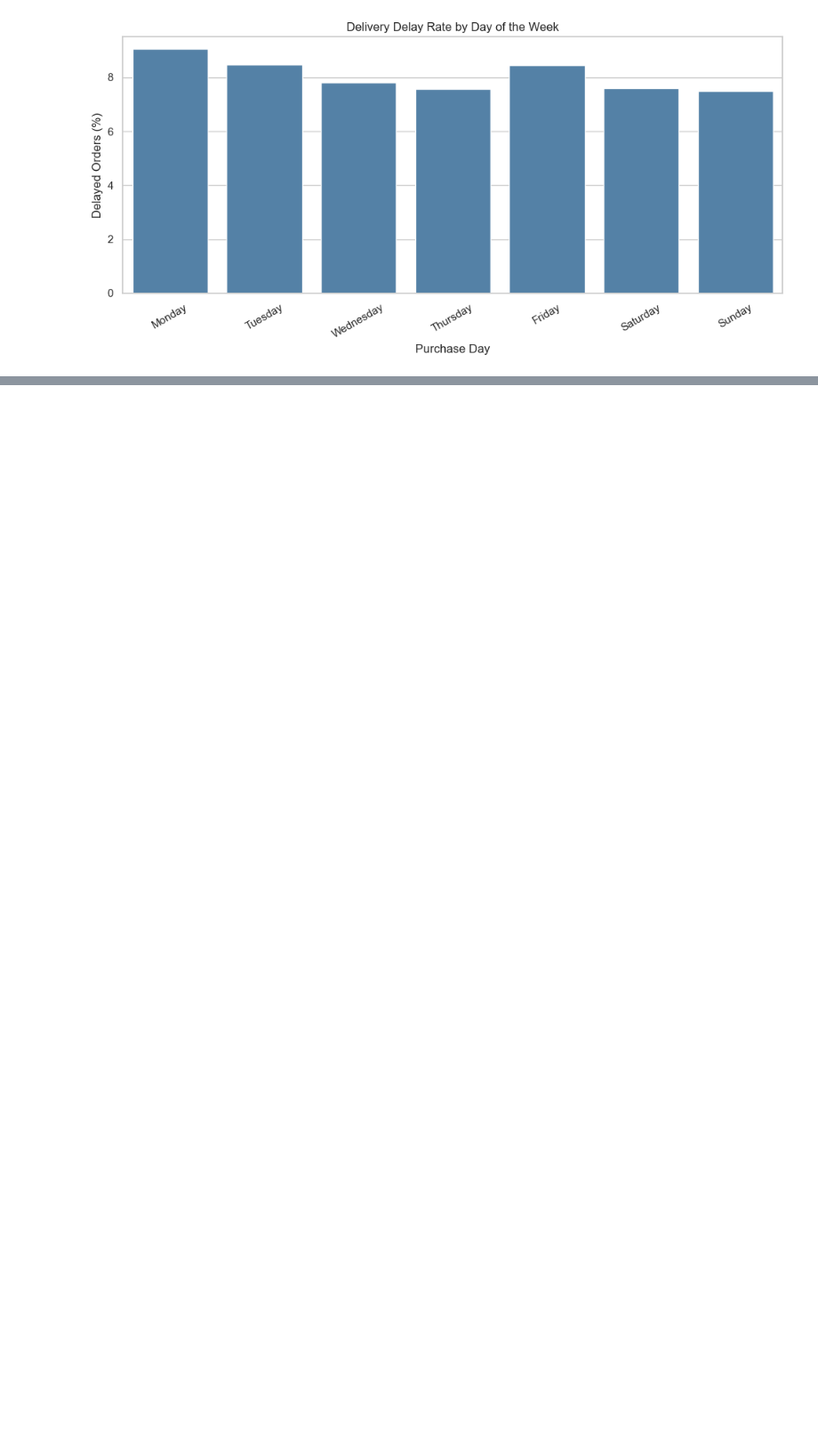
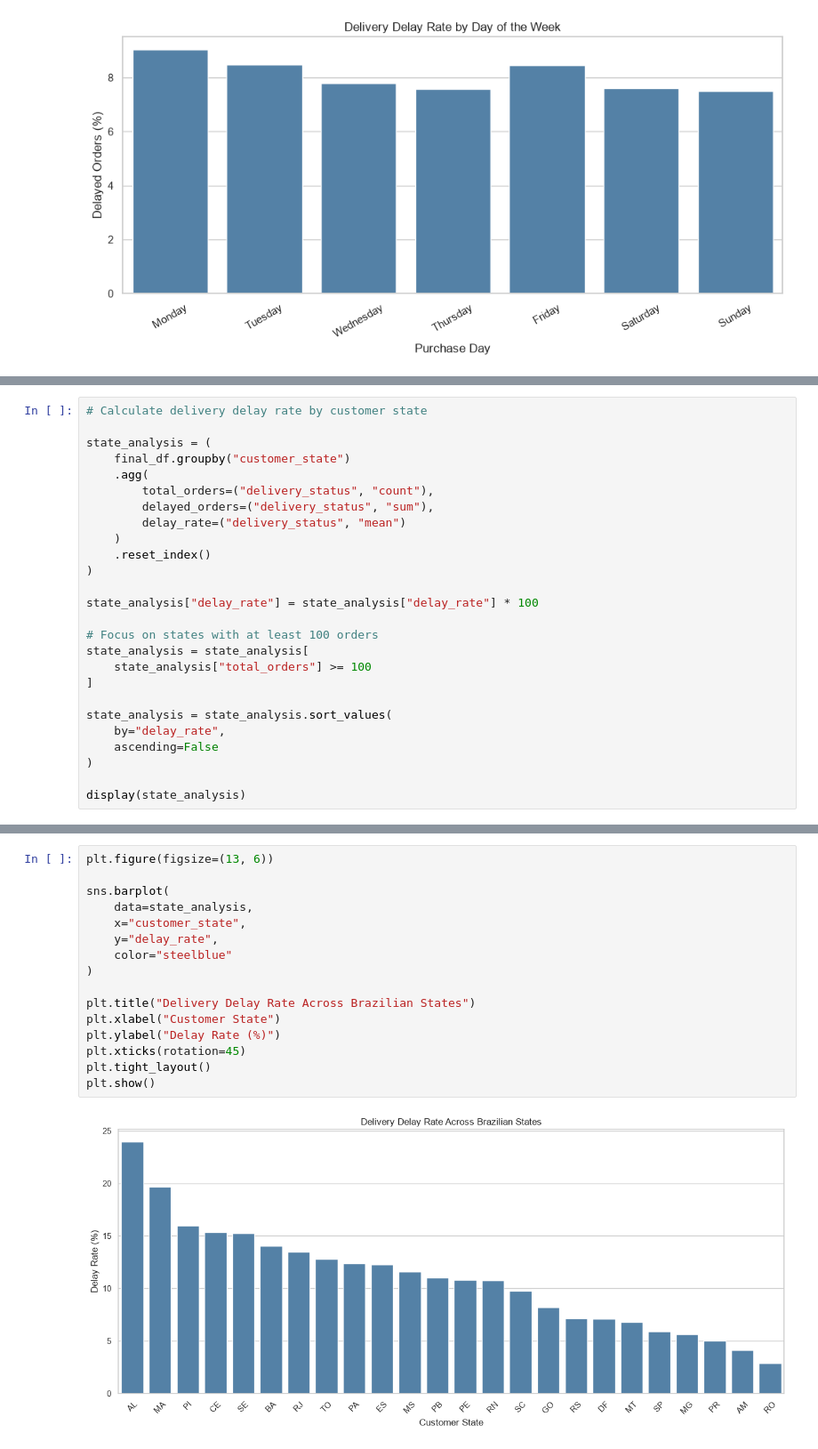
Before and after one commit to Given-Kangwa/Prediction_of_E-Commerce-Delivary_delays, a Jupyter notebook: data_exploration.ipynb, the cells around one changed output, grey strips where cells are left out. Shown at 89% size. Drawn from its saved outputs; the diff is of its cells as text; blank space fills up the shorter version.

```diff
--- a/data_exploration.ipynb
+++ b/data_exploration.ipynb
@@ -715,0 +757,26 @@ plt.show()
+# %%
+# Calculate delivery delay rate by customer state
+
+state_analysis = (
+    final_df.groupby("customer_state")
+    .agg(
+        total_orders=("delivery_status", "count"),
+        delayed_orders=("delivery_status", "sum"),
+        delay_rate=("delivery_status", "mean")
+    )
+    .reset_index()
+)
+
+state_analysis["delay_rate"] = state_analysis["delay_rate"] * 100
+
+# Focus on states with at least 100 orders
+state_analysis = state_analysis[
+    state_analysis["total_orders"] >= 100
+]
+
+state_analysis = state_analysis.sort_values(
+    by="delay_rate",
+    ascending=False
+)
+
+display(state_analysis)
@@ -715,0 +801,18 @@ plt.show()
+# %%
+plt.figure(figsize=(13, 6))
+
+sns.barplot(
+    data=state_analysis,
+    x="customer_state",
+    y="delay_rate",
+    color="steelblue"
+)
+
+plt.title("Delivery Delay Rate Across Brazilian States")
+plt.xlabel("Customer State")
+plt.ylabel("Delay Rate (%)")
+plt.xticks(rotation=45)
+plt.tight_layout()
+plt.show()
+# %% [output]
+[figure, added]
```
Also changed, not shown: parts of 87 cells of this notebook.
